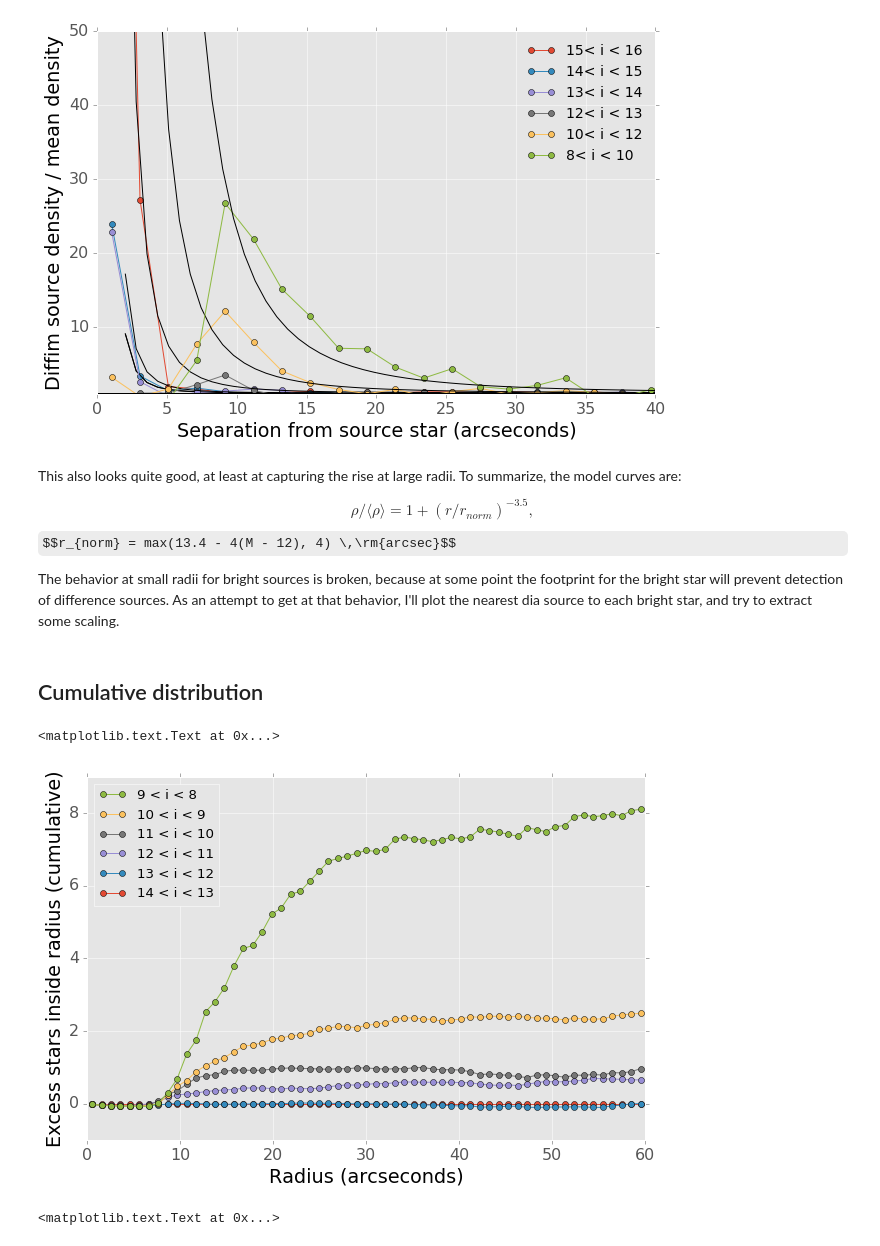
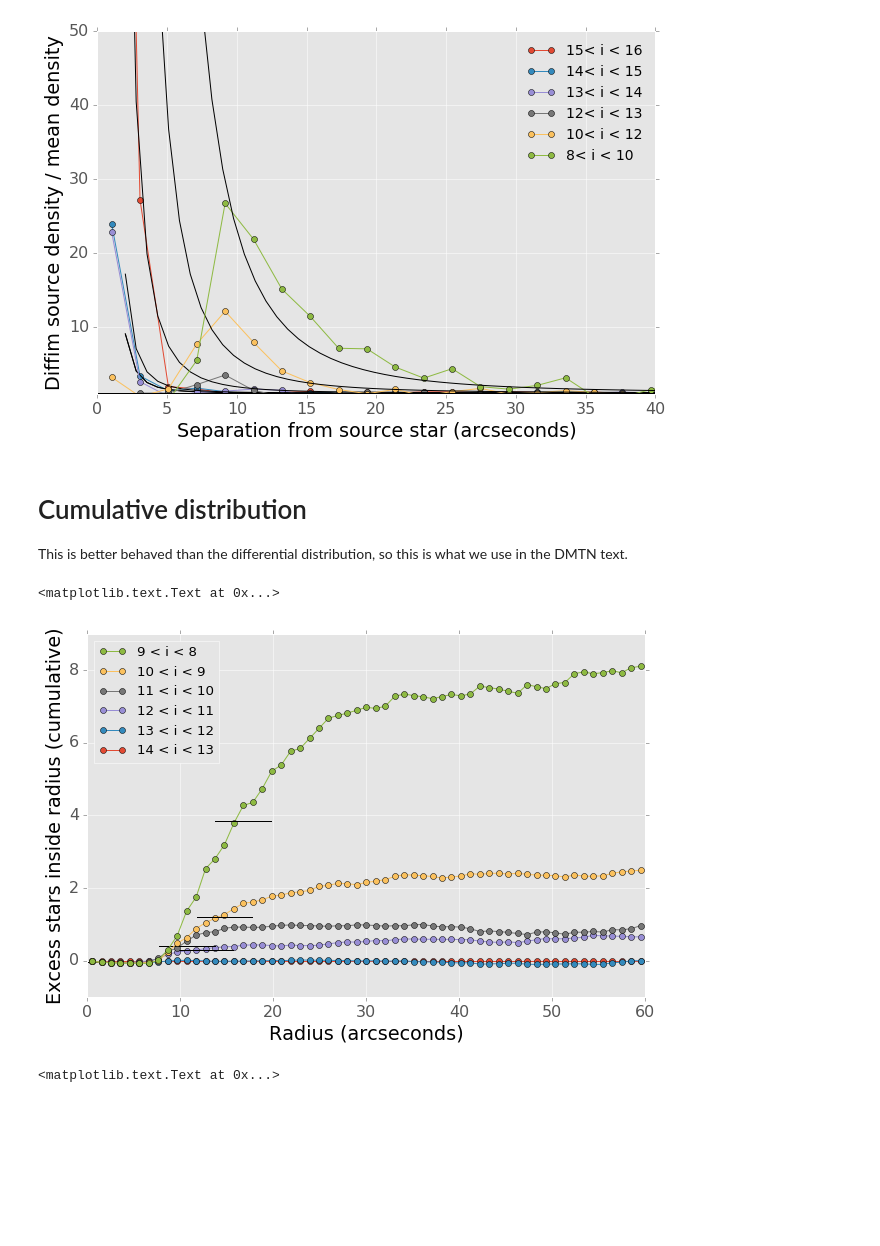
Before and after one commit to lsst-dm/dmtn-006, a Jupyter notebook: notebooks/star_diffim_correlation.ipynb, the cells around one changed output. Saved outputs shown, nothing was run; the diff lists cells and outputs as text; code cells hidden in the pictures; some formulas as TeX source; blank space fills up the shorter version.

```diff
--- a/notebooks/star_diffim_correlation.ipynb
+++ b/notebooks/star_diffim_correlation.ipynb
@@ -123,16 +123,11 @@ plt.legend(frameon=False, loc="upper right", fontsize=14)
 # %% [output]
 <matplotlib.legend.Legend at 0x...>
 [figure]
-# %% [markdown]
-This also looks quite good, at least at capturing the rise at large radii. To summarize, the model curves are:
-
-$$\rho / \langle \rho \rangle = 1 + (r/r_{norm})^{-3.5},$$
-$$r_{norm} = max(13.4 - 4(M - 12), 4) \,\rm{arcsec}$$
-
-The behavior at small radii for bright sources is broken, because at some point the footprint for the bright star will prevent detection of difference sources. As an attempt to get at that behavior, I'll plot the nearest dia source to each bright star, and try to extract some scaling.
-# %% [markdown]
-Cumulative distribution
-------
+# %% [markdown]
+Cumulative distribution
+========
+
+This is better behaved than the differential distribution, so this is what we use in the DMTN text.
 # %%
 radius_bins = np.linspace(0,60,60)
 radius_bin_centers = 0.5*(radius_bins[1:] + radius_bins[:-1])
@@ -145,36 +140,41 @@ mean_density = 0.3*20e3 / (60 * 0.045) / 3600.0**2
 good_visits =  (197367, 197375, 197379, 197388, 197392, 197400, 197404, 197412)
 
 #density_bins = [14,12,10,8]
-density_bins = [14,13,12,11,10,9,8]
+density_bins = np.array([14,13,12,11,10,9,8])
 cumulative_curves = []
-cumulative_curves_reversed = []
 for bin_start,bin_end in zip(density_bins[:-1], density_bins[1:]):
     filtered_query = session.query(SDC).filter((SDC.visit <= max(good_visits)) &
                                                (SDC.source_mag < bin_start) &
                                                (SDC.source_mag > bin_end))
     H_cumulative = np.zeros(len(radius_bins) - 1)
-    H_reversed = np.zeros(len(radius_bins) - 1)
 
     for source in filtered_query:
         source_H, _ = np.histogram(source.dist_array(), bins=radius_bins)
         H_cumulative += np.cumsum(source_H)
-        H_reversed += np.cumsum(source_H[::-1])[::-1]
 
     cumulative_curves.append(H_cumulative/float(filtered_query.count()))
-    cumulative_curves_reversed.append(H_reversed/float(filtered_query.count()))
 # %%
 for n,curve in enumerate(cumulative_curves):
-    plt.plot(radius_bin_centers, curve - cumulative_curves[0], '-o',
+    adjusted_curve = curve - cumulative_curves[0]
+    outer_value = np.mean(adjusted_curve[int(4/6*len(adjusted_curve)):])
+
+    plt.plot(radius_bin_centers, adjusted_curve, '-o',
              label="{:.0f} < i < {:.0f}".format(density_bins[n],density_bins[n+1]))
+    sel_cross, = np.where(adjusted_curve > 0.5*outer_value)
+    if(len(sel_cross) == 0):
+        continue
+    cross_80pct = radius_bin_centers[min(sel_cross)]
+    plt.plot(cross_80pct + np.array([-3,3]), 0.5*outer_value + np.zeros(2),'k-')
 
 handles, labels = plt.gca().get_legend_handles_labels()
 plt.gca().legend(handles[::-1], labels[::-1], fontsize="small", loc=0)
 
+plt.xlim(xmin=0)
 plt.xlabel("Radius (arcseconds)")
 plt.ylabel("Excess stars inside radius (cumulative)")
 # %% [output]
 <matplotlib.text.Text at 0x...>
-[figure, old version]
+[figure, new version]
 # %%
 for n,curve in enumerate(cumulative_curves):
     norm = 1
```
Also changed, not shown: parts of 14 cells of this notebook, 3 other files.
